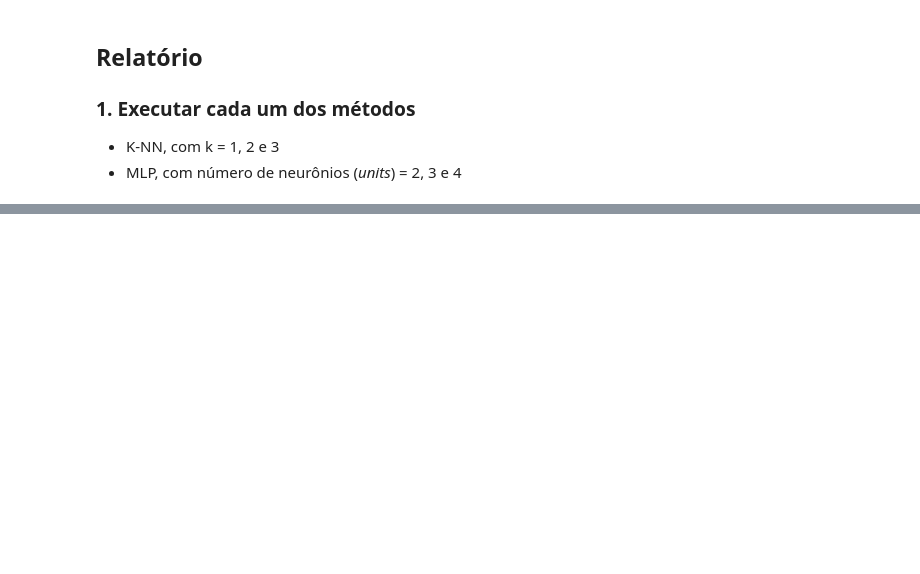
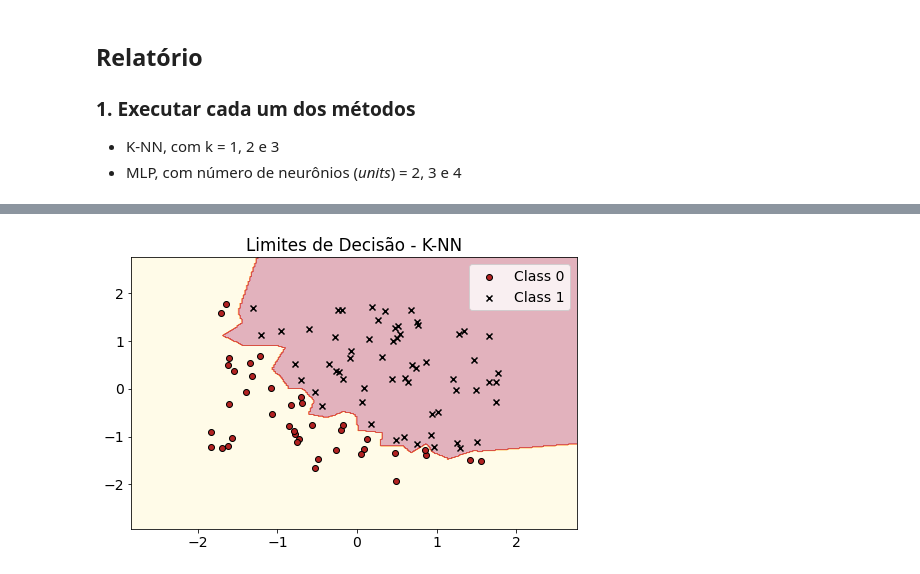
Before and after one commit to barbaraneves/machine-learning-2020-1, a Jupyter notebook: Trabalho 3/trabalho3_barbara.ipynb, the cells around one changed output, grey strips where cells are left out. Cells and saved outputs as stored; diff of their text form; code cells hidden in the pictures; blank space fills up the shorter version.

```diff
--- a/Trabalho 3/trabalho3_barbara.ipynb
+++ b/Trabalho 3/trabalho3_barbara.ipynb
@@ -98,0 +109,6 @@ X_train, X_test, y_train, y_test = train_test_split(X, y, test_size=0.2, random_
+# %%
+cv = 5
+epochs = 100
+
+KNN_dict = {k: utils.k_fold(X, y, cv, models.KNeighborsClassifier(n_neighbors=k)) for k in range(1, 4)}
+MLP_dict = {k: utils.k_fold(X, y, cv, models.MLPClassifier(hidden_unit=k, epochs=epochs, alpha=best_alpha)) for k in range(2, 5)}
@@ -98,0 +142,7 @@ X_train, X_test, y_train, y_test = train_test_split(X, y, test_size=0.2, random_
+# %%
+KNN = models.KNeighborsClassifier(n_neighbors=max(KNN_dict, key=KNN_dict.get))
+KNN.fit(X, y)
+
+utils.plot_boundaries(X, y, KNN, title='Limites de Decisão - K-NN')
+# %% [output]
+[figure, added]
```
Also changed, not shown: parts of 22 cells of this notebook, 2 other files.
